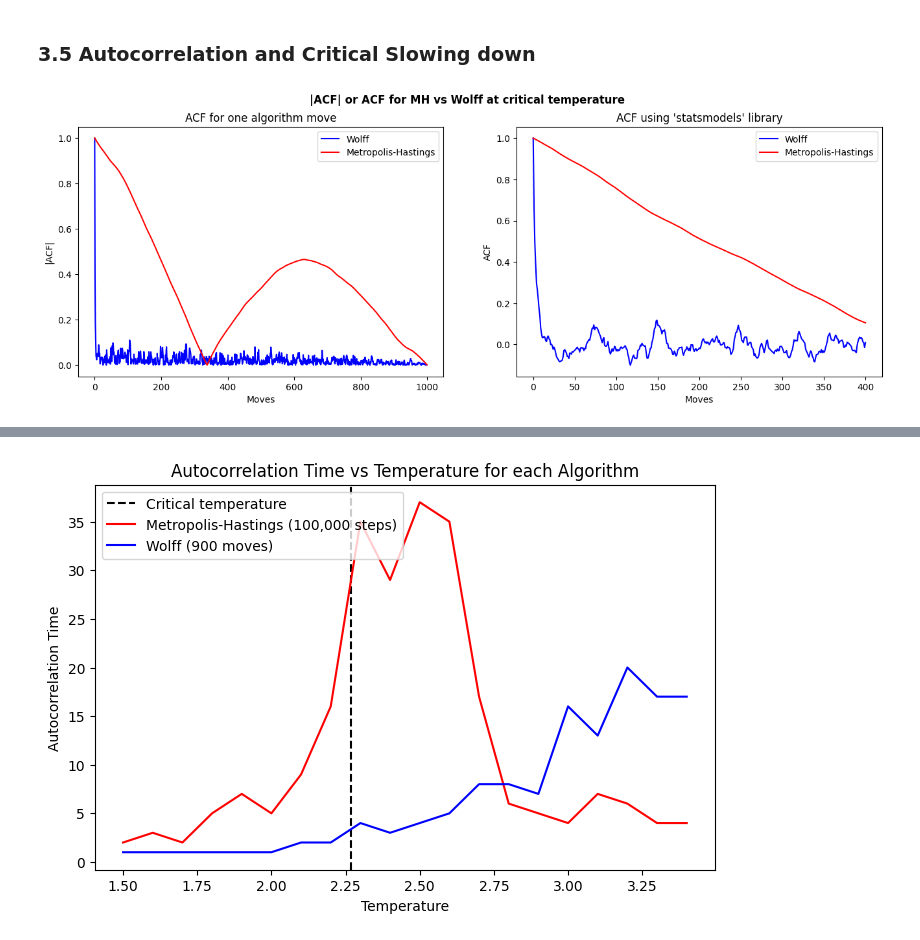
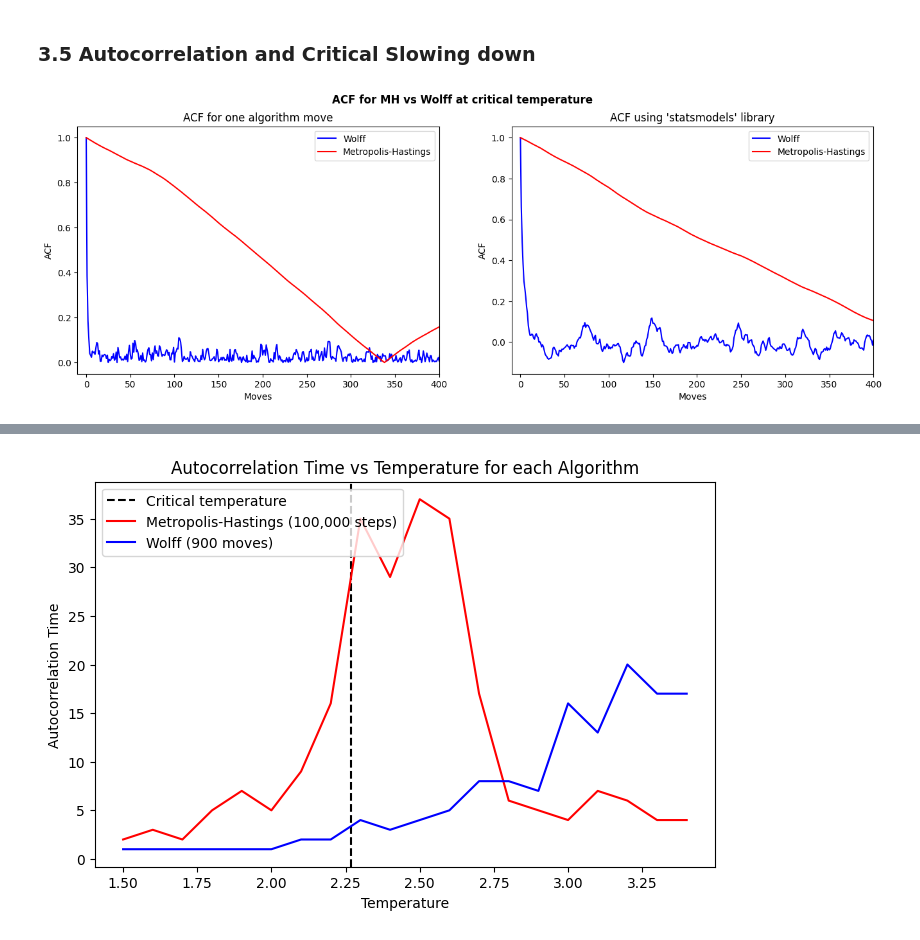
Before and after one commit to tdeng455/Part-II-Computational-Physics-Project, a Jupyter notebook: workbook.ipynb, the cells around one changed output, grey strips where cells are left out. Cells and saved outputs as stored; diff of their text form; code cells hidden in the pictures.

```diff
--- a/workbook.ipynb
+++ b/workbook.ipynb
@@ -369,11 +485,14 @@ plt.show()
 # %%
-data = np.load('cluster_sizes_data.npy')
+cluster_data = np.load('cluster_sizes_data.npy')
+an_data = np.load('analytical_onsager_data_temp.npy')
 
 fig = plt.figure()
-plt.plot(data[0],data[1], label='Cluster size')
+plt.plot(cluster_data[0], cluster_data[1], label='Average cluster size', color='b')
+plt.plot(an_data[0], 1600*an_data[1], label='Total absolute magnetisation', color='black', linestyle='--')
 plt.axvline(x=2/(np.log(1+np.sqrt(2))), color='r', linestyle='--', label='Critical temperature')
+plt.xlim(1.5,3.5)
 plt.legend()
-plt.title('Average cluster size against temperature')
+plt.title(r'Average cluster size against temperature for $L = 40$ size lattice')
 plt.xlabel("Temperature, T")
 plt.ylabel("Average cluster size")
 plt.show()
@@ -414,36 +548,38 @@ plt.show()
 ### 3.5 Autocorrelation and Critical Slowing down
 # %%
 """Plotting data for the autocorrelation function, using different sampling methods and ways of calculating ACF.
-   Loads data from files generated by acf.py, acf2.py, and acf_accountforcluster.py
+   Loads data from files generated by acf2.py
 """
 
 #data_account = np.load('acf_accountforsweeps.npy', allow_pickle=True)
 data_same = np.load('acf_samemoves.npy', allow_pickle=True)
 data_same2 = np.load('acf_samemoves2.npy', allow_pickle=True)
 
 #ACF_MH_account = data_account[0]
 #ACF_wolff_account = data_account[1]
 
 ACF_MH_same = data_same[0]
 ACF_wolff_same = data_same[1]
 
 ACF_MH_same2 = data_same2[0]
 ACF_wolff_same2 = data_same2[1]
 
 fig, ax = plt.subplots(1,2,figsize = (16,5))
-fig.suptitle(r'|ACF| or ACF for MH vs Wolff at critical temperature', fontweight='bold')
+fig.suptitle(r'ACF for MH vs Wolff at critical temperature', fontweight='bold')
 ax[0].plot(ACF_wolff_same, label='Wolff', color='blue')
 ax[0].plot(ACF_MH_same, label='Metropolis-Hastings', color='red')
 ax[1].plot(ACF_wolff_same2, label='Wolff', color='blue')
 ax[1].plot(ACF_MH_same2, label='Metropolis-Hastings', color='red')
+ax[0].set_xlim(-10,400)
+ax[1].set_xlim(-10,400)
 ax[0].set_xlabel('Moves')
-ax[0].set_ylabel('|ACF|')
+ax[0].set_ylabel('ACF')
 ax[1].set_xlabel('Moves')
 ax[1].set_ylabel('ACF')
 ax[0].set_title('ACF for one algorithm move')
 ax[1].set_title("ACF using 'statsmodels' library")
 ax[0].legend()
 ax[1].legend()
 plt.show()
 # %% [output]
-[figure, old version]
+[figure, new version]
```
Also changed, not shown: parts of 29 cells of this notebook.
